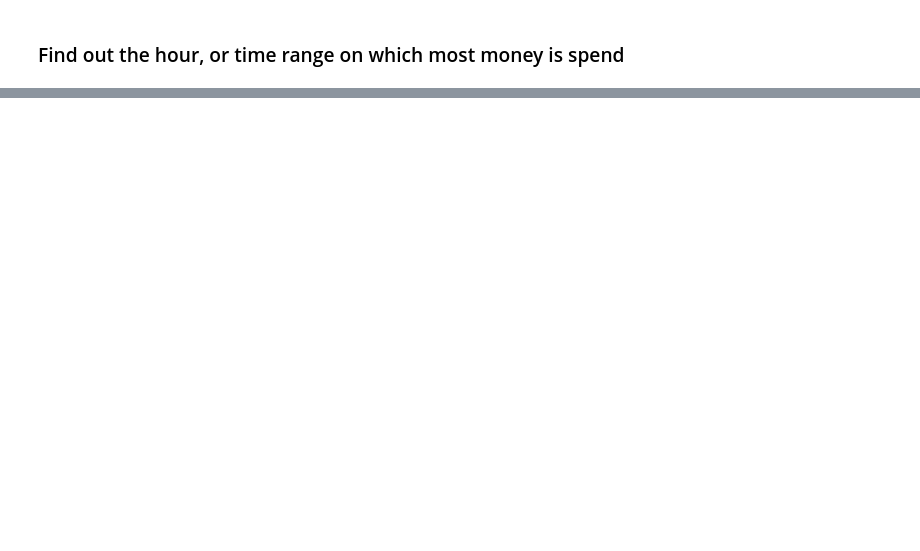
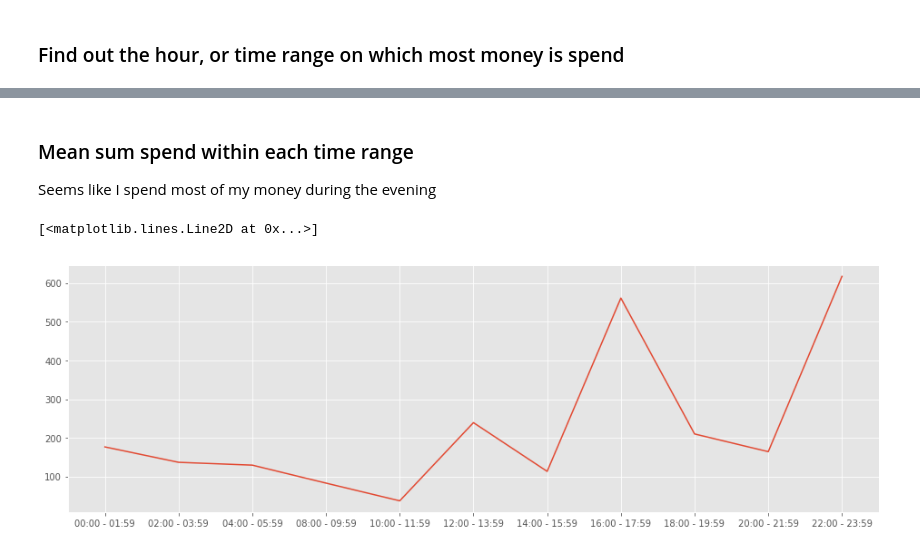
Before and after one commit to tbatsenko/data_processing_pb_analysis, a Jupyter notebook: Money analysis - privatbank.ipynb, the cells around one changed output, grey strips where cells are left out. Cells and saved outputs as stored; diff of their text form; code cells hidden in the pictures; blank space fills up the shorter version.

```diff
--- a/Money analysis - privatbank.ipynb
+++ b/Money analysis - privatbank.ipynb
@@ -539,0 +603,9 @@ plt.plot(expenses.time, abs(expenses.transaction))
+# %% [markdown]
+### Mean sum spend within each time range
+Seems like I spend most of my money during the evening
+# %%
+fig, ax = plt.subplots(figsize=(16,5))
+plt.plot(expenses.groupby(['time_range'])['transaction'].mean().abs())
+# %% [output]
+[<matplotlib.lines.Line2D at 0x...>]
+[figure, added]
```
Also changed, not shown: parts of 54 cells of this notebook, 4 other files.
